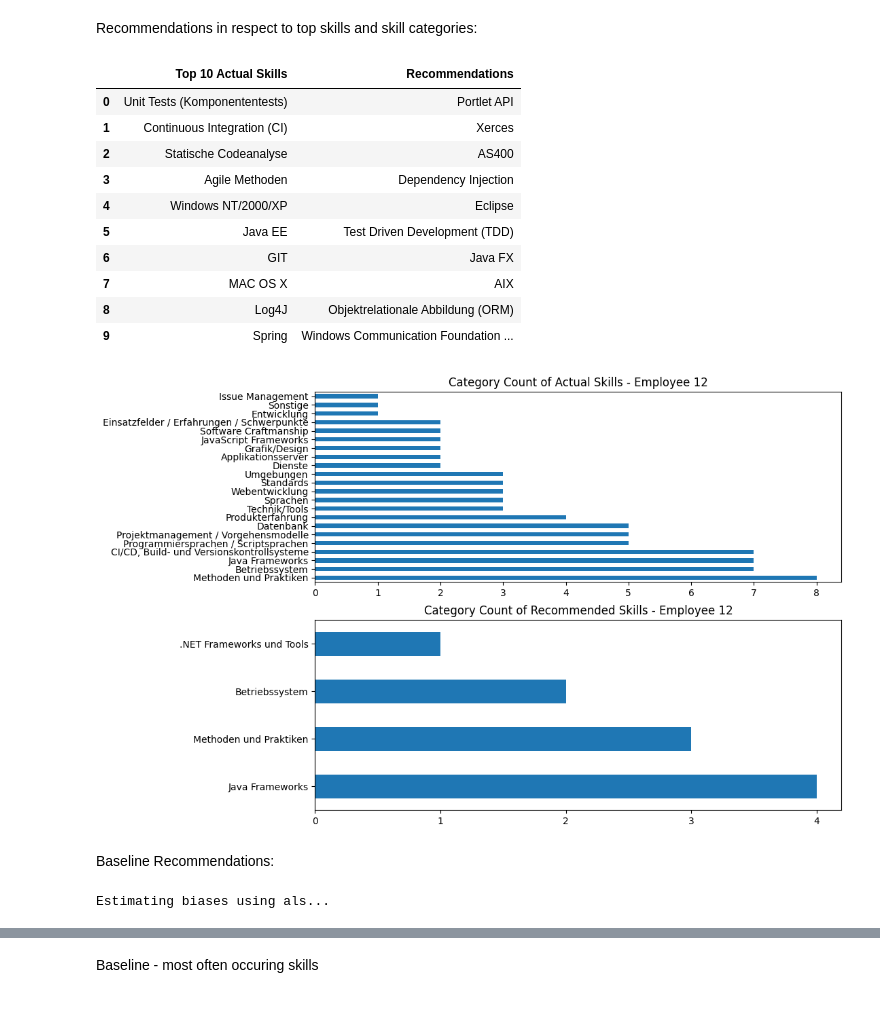
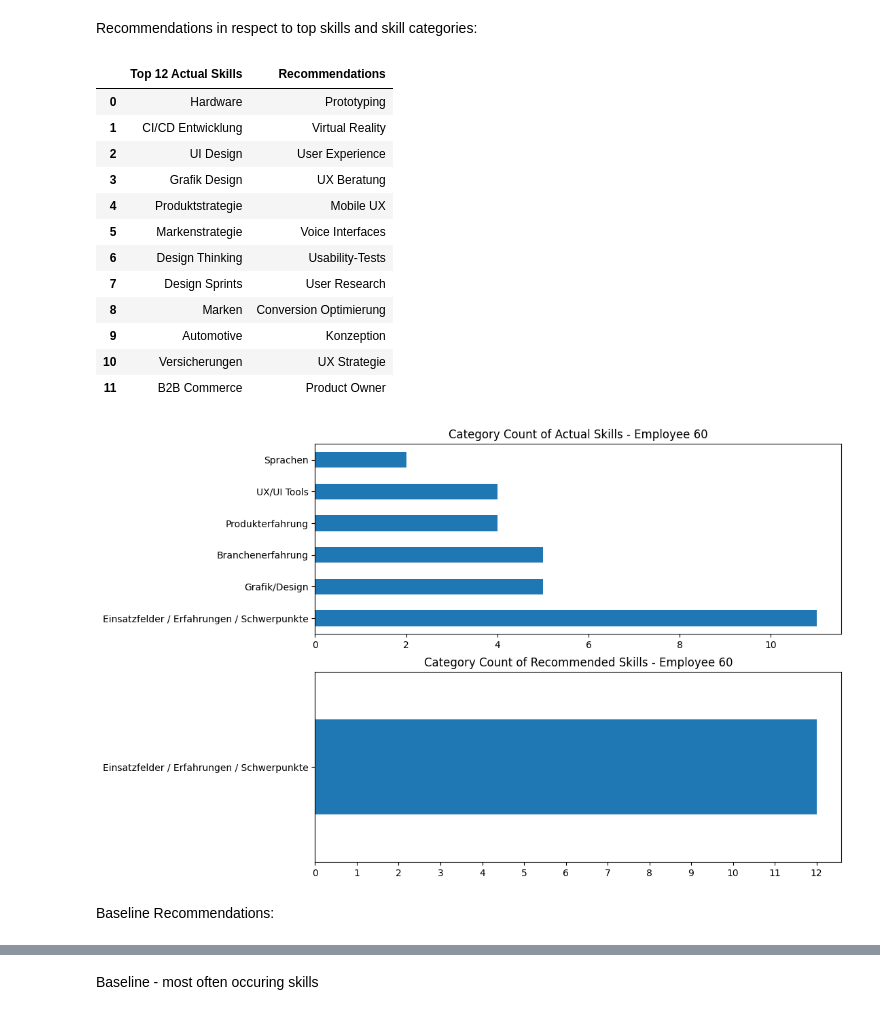
Before and after one commit to maximizer36/DS_AP, a Jupyter notebook: AP_Rated_Approach.ipynb, the cells around one changed output, grey strips where cells are left out. Cells and saved outputs as stored; diff of their text form; code cells hidden in the pictures.

```diff
--- a/AP_Rated_Approach.ipynb
+++ b/AP_Rated_Approach.ipynb
@@ -86,17 +94,0 @@ for p in persons:
-# %%
-df_rated = pd.DataFrame()
-for p in persons:
-    # get employee
-    df_subset = df[df["person"] == p].copy()
-    # get skills of employee
-    p_skills = df_subset["skill"].to_numpy()
-    # initialize empty array for ratings
-    ratings = np.zeros(len(p_skills))
-    # fill array for each skill with respective category value
-    for i in range(0,len(p_skills)):
-        ratings[i] = category_per_employee.loc[category_dict[p_skills[i]]][p]
-    # append ratings to subset and drop category column
-    df_subset["rating"] = ratings
-    df_subset.drop("category",axis=1,inplace=True)
-    # append user to df
-    df_rated = pd.concat([df_rated,df_subset],ignore_index=True)
@@ -106,0 +95,2 @@ df_rated.skill.nunique()
+# %%
+df_rated = get_rated_df(df)
@@ -243,13 +210,13 @@ algo_list = [
                                                 "verbose":[False]
                                     }),
                 (SVD,"SVD",{
-                                                "n_factors": [40, 60, 80, 100, 120],
+                                                "n_factors": [1, 2, 5, 10, 20, 40],
                                                 "n_epochs": [100, 200, 500, 1000],
                                                 "biased":[True,False],
                                                 "random_state":[1]
                                     }),
                 (SVDpp,"SVD++",{
-                                                "n_factors": [40, 60, 80, 100, 120],
+                                                "n_factors": [1, 2, 5, 10, 20, 40],
                                                 "n_epochs": [100, 200, 500, 1000],
                                                 "random_state":[1]
                                     }),
@@ -321,8 +286,8 @@ results
 Select best performing model and fit it on full data:
 # %%
 #model = NMF(n_factors= 40, n_epochs = 120, biased = False, random_state= 1)
-model = SVD(n_factors = 40, n_epochs = 1000, biased = False, random_state = 1)
-# model = best_model_dict[results.iloc[results["rmse_mean"].idxmin()]["name"]]
+# model = SVD(n_factors = 40, n_epochs = 1000, biased = False, random_state = 1)
+model = best_model_dict[results.iloc[results["rmse_mean"].idxmin()]["name"]]
 trainset = data.build_full_trainset()
 model.fit(trainset)
 # %% [output]
@@ -535,28 +500,28 @@ def evaluate_employee_recoms(emp_id,n):
     return_table.columns = ["Top " + str(n) + " Actual Skills","Recommendations"]
     return return_table
 # %%
-evaluate_employee_recoms(12,10)
+evaluate_employee_recoms(60,12)
 # %% [output]
-|  | Top 10 Actual Skills | Recommendations |
-| 0 | Unit Tests (Komponententests) | Portlet API |
-| 1 | Continuous Integration (CI) | Xerces |
-| 2 | Statische Codeanalyse | AS400 |
-| 3 | Agile Methoden | Dependency Injection |
-| 4 | Windows NT/2000/XP | Eclipse |
-| 5 | Java EE | Test Driven Development (TDD) |
-| 6 | GIT | Java FX |
-| 7 | MAC OS X | AIX |
-| 8 | Log4J | Objektrelationale Abbildung (ORM) |
-| 9 | Spring | Windows Communication Foundation ... |
+|  | Top 12 Actual Skills | Recommendations |
+| 0 | Hardware | Prototyping |
+| 1 | CI/CD Entwicklung | Virtual Reality |
+| 2 | UI Design | User Experience |
+| 3 | Grafik Design | UX Beratung |
+| 4 | Produktstrategie | Mobile UX |
+| 5 | Markenstrategie | Voice Interfaces |
+| 6 | Design Thinking | Usability-Tests |
+| 7 | Design Sprints | User Research |
+| 8 | Marken | Conversion Optimierung |
+| 9 | Automotive | Konzeption |
+| 10 | Versicherungen | UX Strategie |
+| 11 | B2B Commerce | Product Owner |
-[figure, old version]
+[figure, new version]
 # %% [markdown]
 Baseline Recommendations:
 # %%
-baseline = BaselineOnly()
+baseline = BaselineOnly(verbose=False)
 baseline.fit(trainset)
 baseline_preds = baseline.test(trainset.build_anti_testset())
-# %% [output]
-Estimating biases using als...
 # %%
 baseline_recommendations = get_recommendations(baseline_preds,10)
 baseline_recommendations
```
Also changed, not shown: parts of 70 cells of this notebook.
